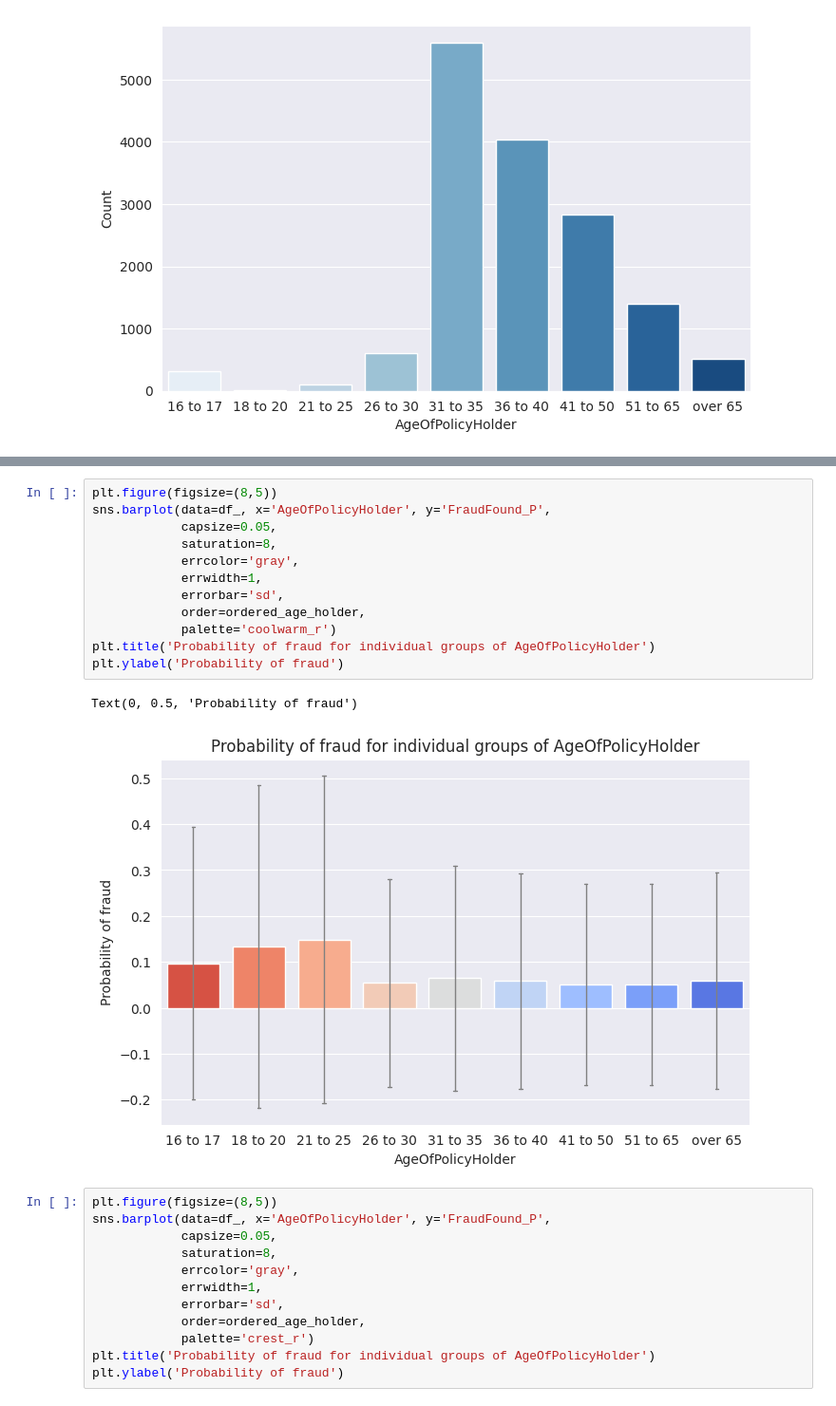
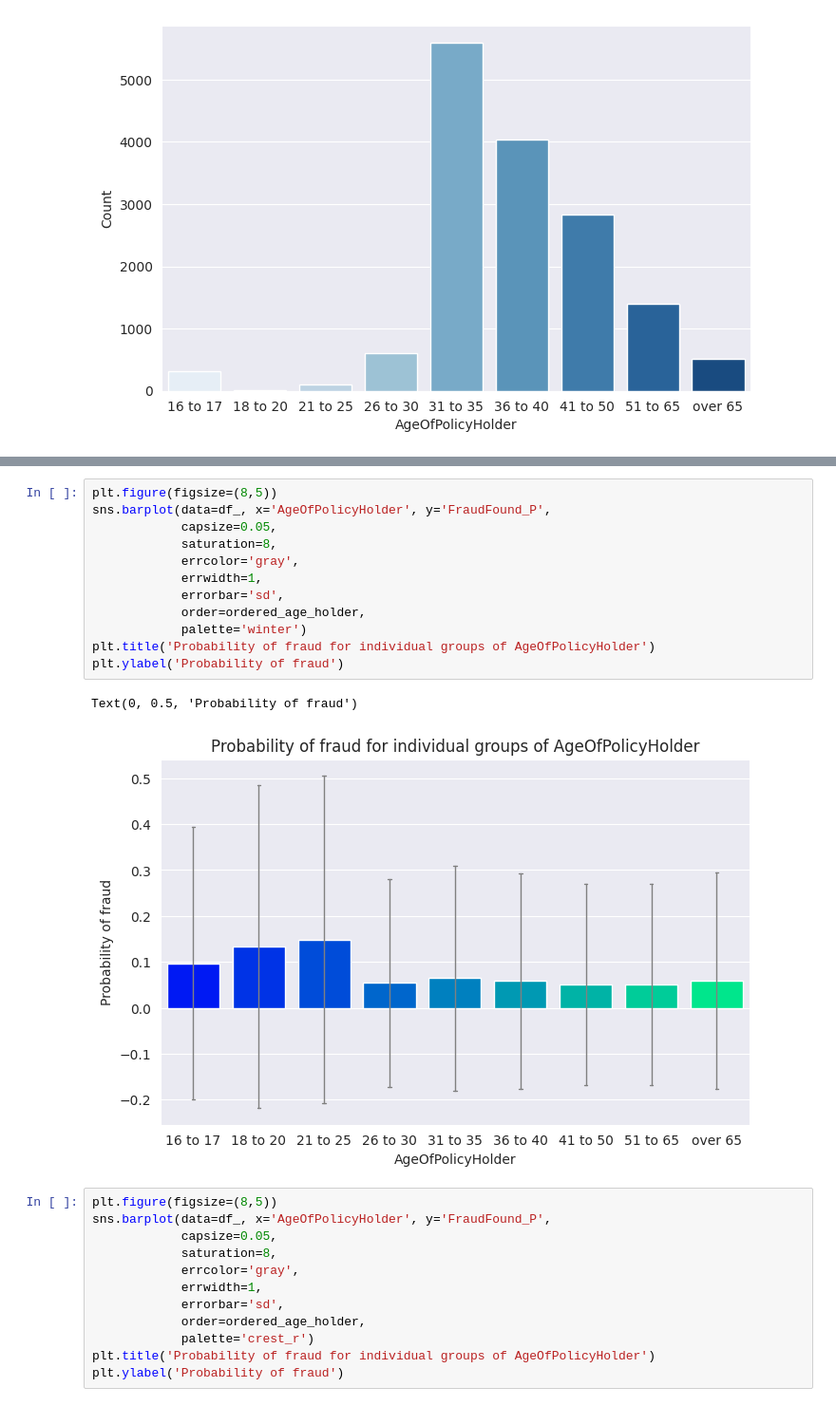
Before and after one commit to aziegert/Vehicle_Insurance_Claim_Fraud_Detection, a Jupyter notebook: Vehicle_Insurance_Claim_Fraud_Detection_v2.ipynb, the cells around one changed output, grey strips where cells are left out. Shown at 95% size. Cells and saved outputs as stored; diff of their text form.

```diff
--- a/Vehicle_Insurance_Claim_Fraud_Detection_v2.ipynb
+++ b/Vehicle_Insurance_Claim_Fraud_Detection_v2.ipynb
@@ -209,18 +209,18 @@ Text(0, 0.5, 'Probability of fraud')
 # %%
 plt.figure(figsize=(8,5))
 sns.barplot(data=df_, x='AgeOfPolicyHolder', y='FraudFound_P',
             capsize=0.05,
             saturation=8,
             errcolor='gray',
             errwidth=1,
             errorbar='sd',
             order=ordered_age_holder,
-            palette='coolwarm_r')
+            palette='winter')
 plt.title('Probability of fraud for individual groups of AgeOfPolicyHolder')
 plt.ylabel('Probability of fraud')
 # %% [output]
 Text(0, 0.5, 'Probability of fraud')
-[figure, old version]
+[figure, new version]
 # %%
 plt.figure(figsize=(8,5))
 sns.barplot(data=df_, x='AgeOfPolicyHolder', y='FraudFound_P',
```
Also changed, not shown: parts of 2 cells of this notebook.
